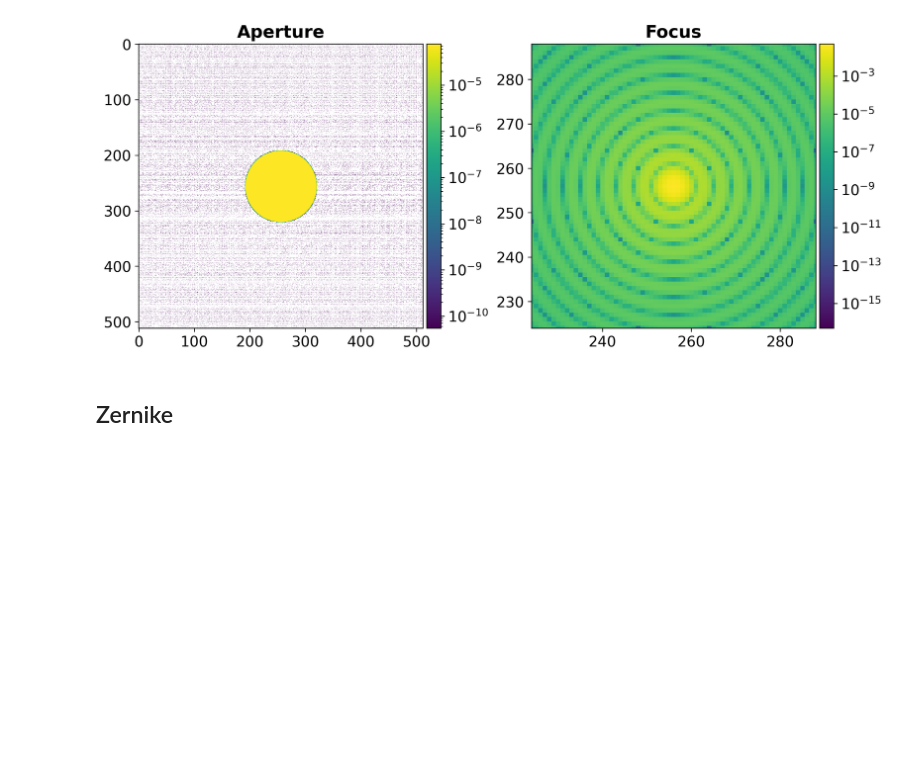
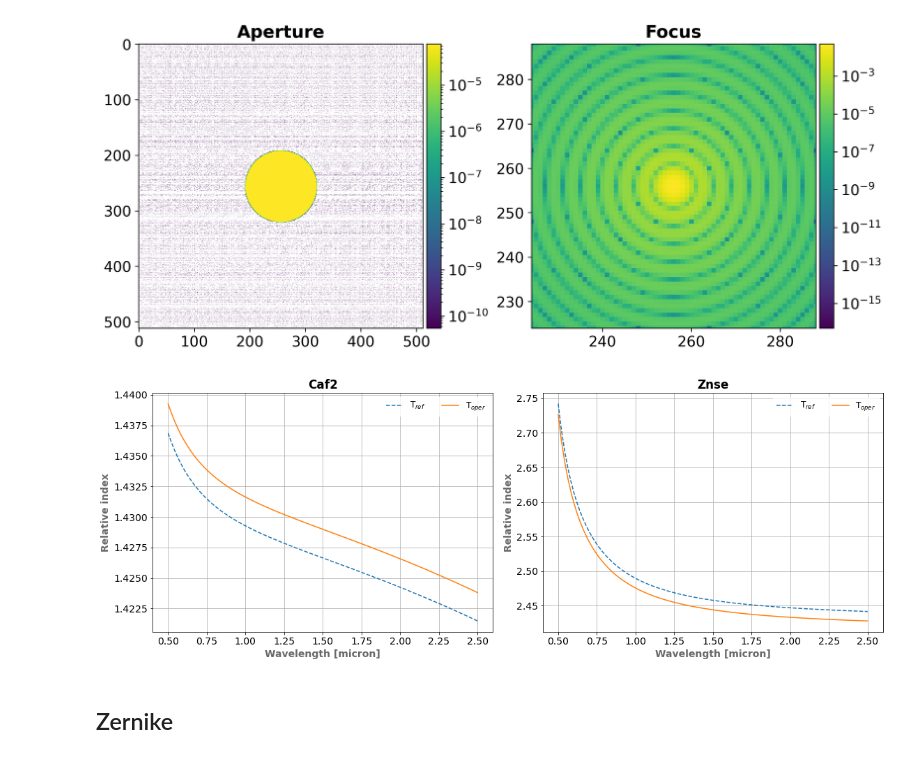
Before and after one commit to arielmission-space/PAOS, a Jupyter notebook: paper/scripts.ipynb, the cells around one changed output. Cells and saved outputs as stored; diff of their text form; code cells hidden in the pictures; blank space fills up the shorter version.

```diff
--- a/paper/scripts.ipynb
+++ b/paper/scripts.ipynb
@@ -409,3 +414,9 @@ def do_legend(axis, ncol=1):
+# %%
+from paos.util.material import Material
+mat = Material(wl=np.linspace(0.5, 2.5, 100), Tambient=-223, Pambient=1.0)
+mat.plot_relative_index(material_list=['Caf2', 'Znse'])
+# %% [output]
+[figure, added]
 # %% [markdown]
 ## Zernike
 # %%
```
Also changed, not shown: parts of 6 cells of this notebook, 14 other files.
